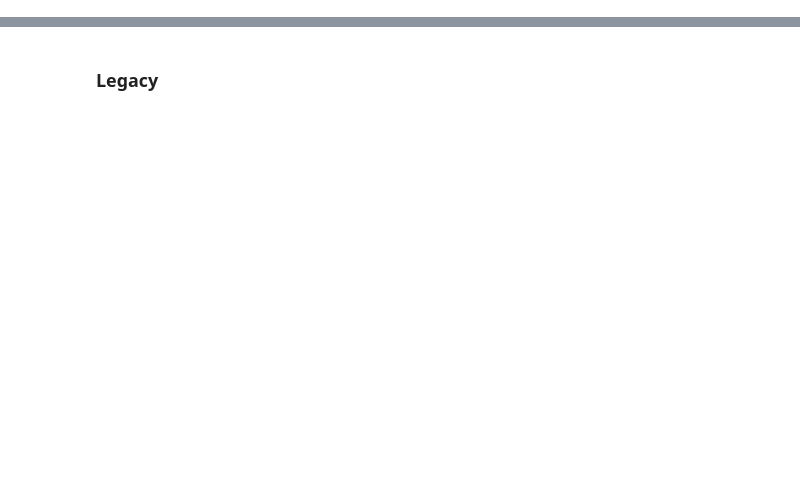
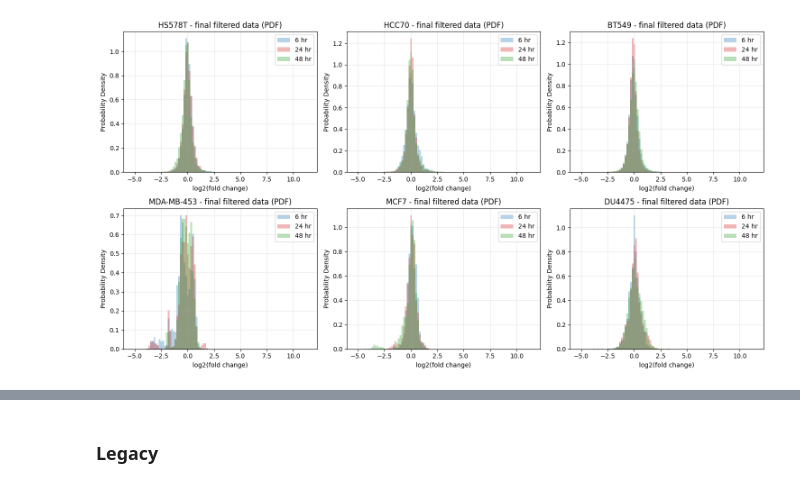
Before and after one commit to sanderlab/cellbox_torch, a Jupyter notebook: Abdullah_kuziez/preprocessing/TNBC_notebooks/AK_TNBC_preprocessing.ipynb, the cells around one changed output, grey strips where cells are left out. Drawn from its saved outputs; the diff is of its cells as text; code cells hidden in the pictures; blank space fills up the shorter version.

```diff
--- a/Abdullah_kuziez/preprocessing/TNBC_notebooks/AK_TNBC_preprocessing.ipynb
+++ b/Abdullah_kuziez/preprocessing/TNBC_notebooks/AK_TNBC_preprocessing.ipynb
@@ -424,0 +239,19 @@ Cell line: DU4475 | LOO R2: 0.358 | LOO MSE: 0.530 | Pearson: 0.629 | Num featur
+# %%
+#making combined dicts and ablation studying to get the most important so that I can have 100 nodes:
+#ablation studying:
+#TODO reimpleent the ablation study
+
+
+#make the combined dictionaries,
+combined_6hr_dict,combined_24hr_dict,combined_48hr_dict={},{},{}
+for cell in six_hr_non_tgt_pipeline.final_filtered_data.keys():
+    combined_6hr_dict[cell]=pd.concat([six_hr_tgt_pipeline.final_filtered_data[cell],six_hr_non_tgt_pipeline.final_filtered_data[cell]],axis=1)
+    combined_24hr_dict[cell]=pd.concat([twenty_four_hr_tgt_pipeline.final_filtered_data[cell],twenty_four_hr_non_tgt_pipeline.final_filtered_data[cell]],axis=1)
+    combined_48hr_dict[cell]=pd.concat([forty_eight_hr_tgt_pipeline.final_filtered_data[cell],forty_eight_hr_non_tgt_pipeline.final_filtered_data[cell]],axis=1)
+
+
+#now make cellbox files for each of the timepoints:
+#cellbox files look like:
+#node_Index, a list of the names of each of the nodes
+#pert.csv has all the experiments as rows, and proteins/nodes as columns; expressions zeroed out and the activities are tanh transformed;
+#expr.csv has all the experiments as rows, and proteins/nodes as columns; expressions are log2 transformed and activites are tanh transformed
@@ -424,0 +502,81 @@ Cell line: DU4475 | LOO R2: 0.358 | LOO MSE: 0.530 | Pearson: 0.629 | Num featur
+# %%
+# Plot post-filtering 6,24,48hr probability density functions (PDFs) using the combined data_dicts:
+# The dictionaries of data are the combined dicts:
+# combined_6hr_dict, combined_24hr_dict, combined_48hr_dict
+
+import matplotlib.pyplot as plt
+import numpy as np
+from matplotlib.colors import to_rgba
+
+# Prepare data and cell lines
+cell_lines = list(combined_6hr_dict.keys())
+
+# Use more distinct, custom colors and higher transparency for overlap clarity
+timepoint_colors = {
+    '6hr': to_rgba('#1f77b4', alpha=0.35),    # blue, more transparent
+    '24hr': to_rgba('#d62728', alpha=0.35),   # red, more transparent
+    '48hr': to_rgba('#2ca02c', alpha=0.35)    # green, more transparent
+}
+timepoint_labels = {
+    '6hr': '6 hr',
+    '24hr': '24 hr',
+    '48hr': '48 hr'
+}
+timepoint_data = {
+    '6hr': combined_6hr_dict,
+    '24hr': combined_24hr_dict,
+    '48hr': combined_48hr_dict
+}
+
+n_cols = 3
+n_rows = int(np.ceil(len(cell_lines) / n_cols))
+fig, axes = plt.subplots(n_rows, n_cols, figsize=(5 * n_cols, 4 * n_rows), squeeze=False)
+axes = axes.flatten()
+
+# To ensure all PDFs are on the same x-axis, find global min/max
+all_vals = []
+for tp in timepoint_data:
+    for cell in cell_lines:
+        df = timepoint_data[tp][cell]
+        meta_cols = df.filter(regex='meta_').columns
+        vals = df.drop(columns=meta_cols).select_dtypes(include=[float, int]).values.flatten()
+        vals = vals[~np.isnan(vals)]
+        all_vals.append(vals)
+all_vals = np.concatenate(all_vals)
+x_min, x_max = np.min(all_vals), np.max(all_vals)
+bins = np.linspace(x_min, x_max, 101)  # 100 bins
+
+#plotting
+for idx, cell in enumerate(cell_lines):
+    ax = axes[idx]
+    for tp, color in timepoint_colors.items():
+        # Drop meta columns and flatten values
+        df = timepoint_data[tp][cell]
+        meta_cols = df.filter(regex='meta_').columns
+        vals = df.drop(columns=meta_cols).select_dtypes(include=[float, int]).values.flatten()
+        vals = vals[~np.isnan(vals)]
+        # Plot PDF: density=True ensures area under curve sums to 1
+        ax.hist(
+            vals,
+            bins=bins,
+            alpha=.33,  # alpha handled in color
+            color=color,
+            label=timepoint_labels[tp],
+            log=False,
+            edgecolor='none',
+            density=True
+        )
+    ax.set_title(f"{cell} - final filtered data (PDF)")
+    ax.set_xlabel("log2(fold change)")
+    ax.set_ylabel("Probability Density")
+    ax.legend()
+    ax.grid(True, alpha=0.3)
+
+# Hide unused axes
+for j in range(len(cell_lines), n_rows * n_cols):
+    fig.delaxes(axes[j])
+
+plt.tight_layout()
+plt.show()
+# %% [output]
+[figure, added]
```
Also changed, not shown: parts of 40 cells of this notebook, 36 other files.
